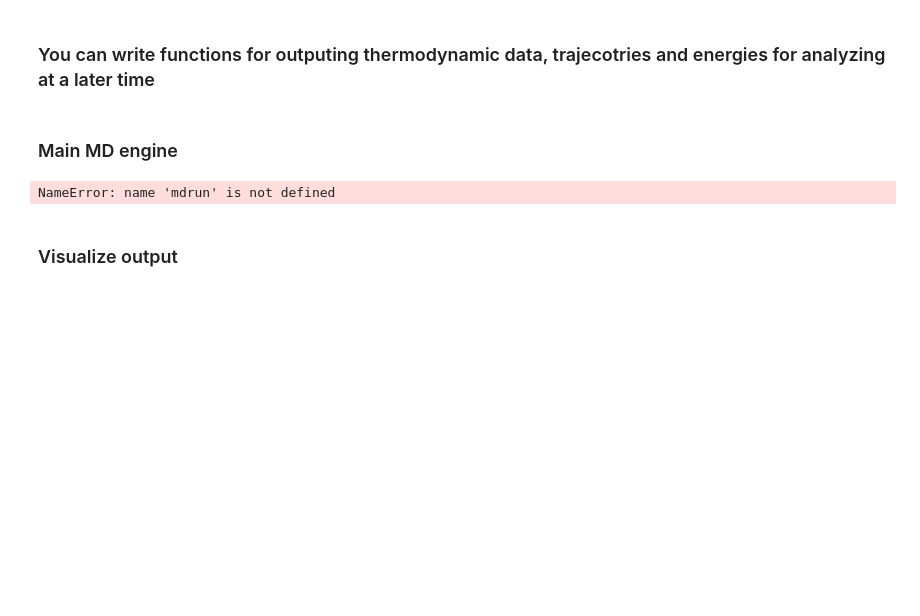
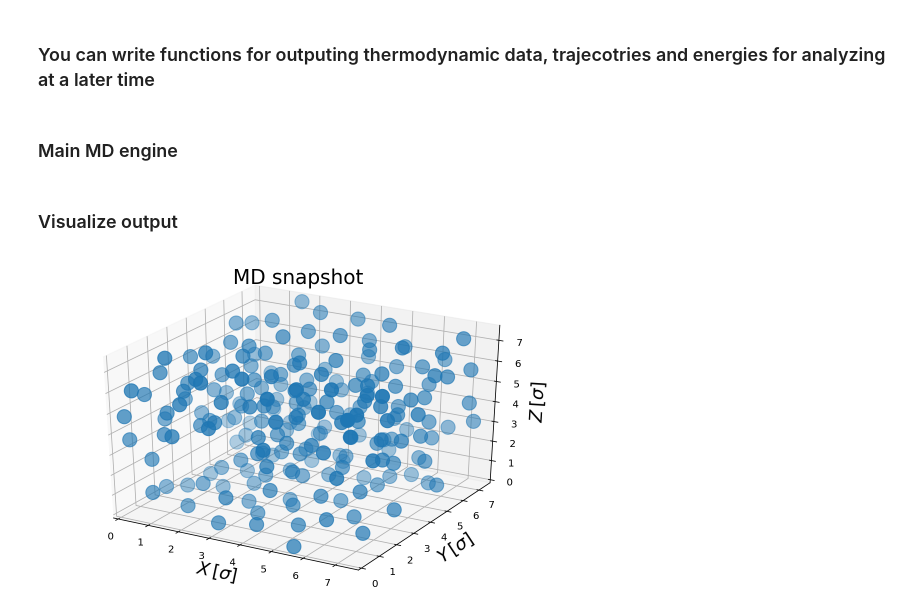
Before and after one commit to carlosal1015/Chem563, a Jupyter notebook: Chem563_MD_LJ3D.ipynb, the cells around one changed output. Drawn from its saved outputs; the diff is of its cells as text; code cells hidden in the pictures; blank space fills up the shorter version.

```diff
--- a/Chem563_MD_LJ3D.ipynb
+++ b/Chem563_MD_LJ3D.ipynb
@@ -263,12 +263,9 @@ def mdrun(N, L, rc2, dt, nSteps, T, pos,vel,force):
 #        output_xyz
 #        output_Gr
 # %%
-
-initialize_pos(N, L, pos)
+initialize_pos_vel(N, L, pos,vel)
 
 data=mdrun(N, L, rc2, dt, nSteps, T, pos, vel, force)
-# %% [output]
-NameError: name 'mdrun' is not defined
 # %% [markdown]
 ### Visualize output
 # %%
@@ -277,6 +274,10 @@ NameError: name 'mdrun' is not defined
 #plt.plot(data[1])
 # %%
 #plt.plot(data[2])
+# %%
+viz_p(pos,L)
+# %% [output]
+[figure, added]
 # %%
 '''Run this cell to render our markdown text with beautiful styles.'''
 from IPython.core.display import HTML
```
Also changed, not shown: parts of 2 cells of this notebook.
